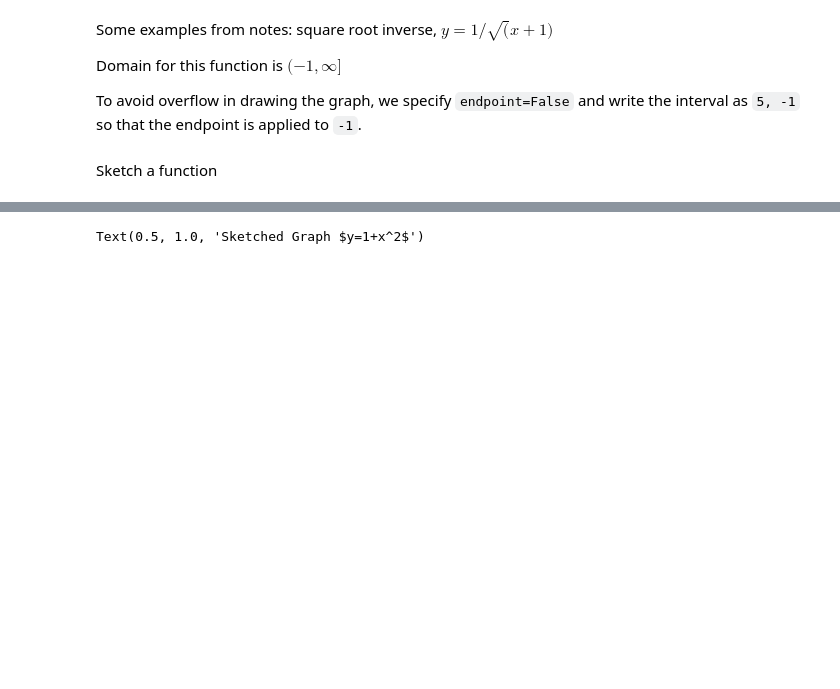
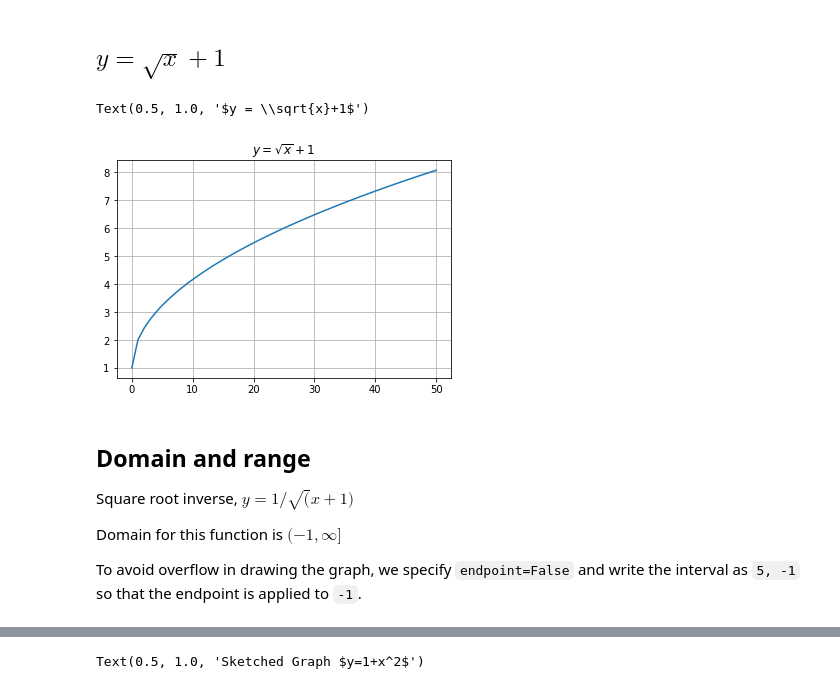
Before and after one commit to SteveR-Ncl/maths-colab-notebooks, a Jupyter notebook: Maths_functions.ipynb, the cells around one changed output, grey strips where cells are left out. Drawn from its saved outputs; the diff is of its cells as text; code cells hidden in the pictures; blank space fills up the shorter version.

```diff
--- a/Maths_functions.ipynb
+++ b/Maths_functions.ipynb
@@ -23,8 +37,18 @@ Text(0.5, 1.0, '$y=x^2$')
+# %% [markdown]
+## $y = \sqrt{x}+1$
+# %%
+x = np.linspace(0,50)
+y = np.sqrt(x)+1
+plt.plot(x,y)
+plt.grid()
+plt.title("$y = \sqrt{x}+1$")
+# %% [output]
+Text(0.5, 1.0, '$y = \\sqrt{x}+1$')
+[figure, added]
 # %% [markdown]
-Some examples from notes: square root inverse, $y=1/\sqrt(x+1)$
+## Domain and range
+Square root inverse, $y=1/\sqrt(x+1)$
 
 Domain for this function is $(-1,\infty ] $
 
 To avoid overflow in drawing the graph, we specify `endpoint=False` and write the interval as `5, -1` so that the endpoint is applied to `-1`.
-# %% [markdown]
-Sketch a function
```
Also changed, not shown: parts of 11 cells of this notebook.
